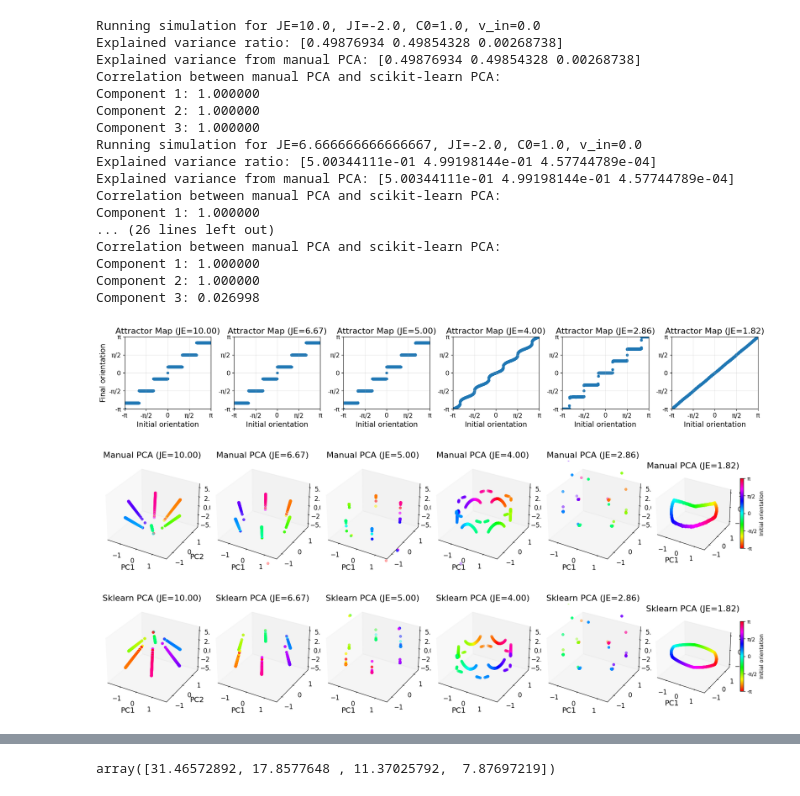
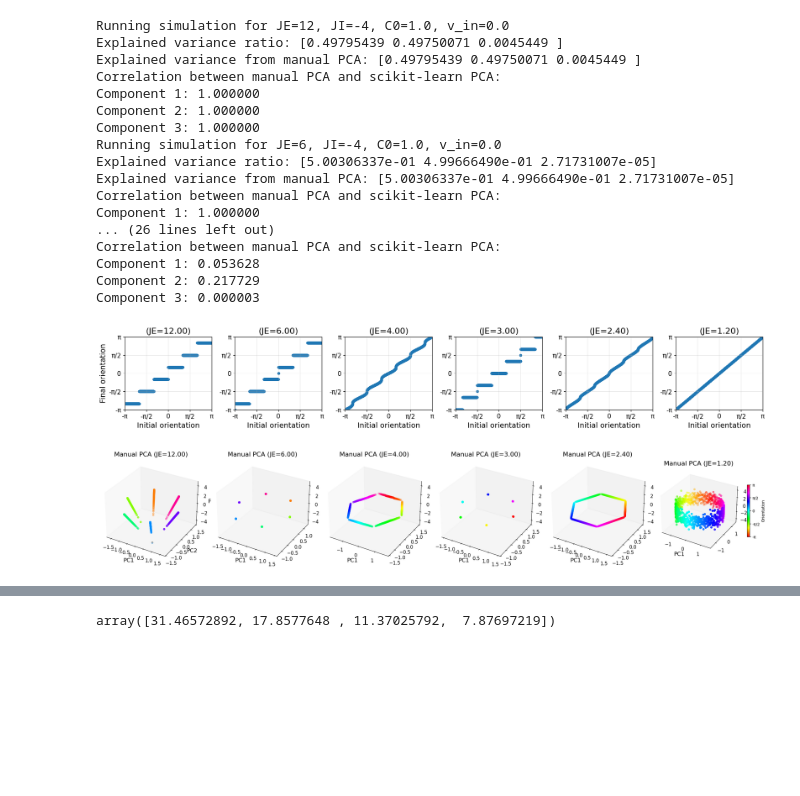
Before and after one commit to Sepsad/CompNeuroMethodsHWs, a Jupyter notebook: Final_project/code.ipynb, the cells around one changed output, grey strips where cells are left out. Cells and saved outputs as stored; diff of their text form; code cells hidden in the pictures; blank space fills up the shorter version.

```diff
--- a/Final_project/code.ipynb
+++ b/Final_project/code.ipynb
@@ -438,7 +424,7 @@ def plot_attractor_map(ax, centers, attractors, JE, combination_idx, n_combinati
     if combination_idx == 0:
         ax.set_ylabel('Final orientation', fontsize=14)
 
-    ax.set_title(f'Attractor Map (JE={JE:.2f})', fontsize=16)
+    ax.set_title(f'(JE={JE:.2f})', fontsize=16)
     ax.grid(True, alpha=0.3)
     ax.set_xlim(-np.pi, np.pi)
     ax.set_ylim(-np.pi, np.pi)
@@ -462,7 +448,7 @@ def plot_manual_pca(ax, scores, centers, JE, combination_idx, n_combinations):
 
     ax.set_title(f'Manual PCA (JE={JE:.2f})', fontsize=16)
     ax.set_xlabel('PC1', fontsize=14)
-    ax.set_zlim(-6, 6)
+    ax.set_zlim(-5, 5)
     ax.grid(False)
     ax.tick_params(axis='both', which='major', labelsize=12)
 
@@ -480,7 +466,7 @@ def plot_sklearn_pca(ax, sklearn_scores, centers, JE, combination_idx, n_combina
 
     ax.set_title(f'Sklearn PCA (JE={JE:.2f})', fontsize=16)
     ax.set_xlabel('PC1', fontsize=14)
-    ax.set_zlim(-6, 6)
+    ax.set_zlim(-5, 5)
     ax.grid(False)
     ax.tick_params(axis='both', which='major', labelsize=12)
 
@@ -493,7 +479,7 @@ JE_values = [4]
 
 # inverse_JE_values = [0.10, 0.15, 0.20, 0.25, 0.35, 0.55]
 # JE_values = 1 / np.array(inverse_JE_values)  # Convert to JE values
-JI_values = [ -2.05]  # Inhibitory connection strengths
+JI_values = [ -2]  # Inhibitory connection strengths
 
 # Store results
 results = {}
@@ -518,7 +504,7 @@ for JE in JE_values:
         centers, attractors, final_states, scores, sklearn_scores, cosine_alignment = run_attractor_simulation(JE, JI,
                                                                                              N=N, tau=tau, C0=C0, A=A,
                                                                                              v_in=v_in, timespan = (0.0,3.0),
-                                                                                             n_centers=1000)
+                                                                                             n_centers=1000, init_model= 'bump')
 
         # Store results
         results[(JE, JI)] = {
@@ -569,20 +555,18 @@ for JE in JE_values:
 
         # Plot manual PCA 3D
         ax2 = fig_pca_manual.add_subplot(1, n_combinations, combination_idx + 1, projection='3d')
-        scatter2 = plot_manual_pca(ax2, scores, centers, JE, combination_idx, n_combinations)
-        fig_pca_manual.savefig('latex/manual_pca.png', dpi=300, bbox_inches='tight')
+        scatter2 = plot_manual_pca(ax2, scores, attractors, JE, combination_idx, n_combinations)
 
         # Plot sklearn PCA 3D
         ax3 = fig_pca_sklearn.add_subplot(1, n_combinations, combination_idx + 1, projection='3d')
-        scatter3 = plot_sklearn_pca(ax3, sklearn_scores, centers, JE, combination_idx, n_combinations)
-        fig_pca_sklearn.savefig('latex/sklearn_pca.png', dpi=300, bbox_inches='tight')
+        scatter3 = plot_sklearn_pca(ax3, sklearn_scores, attractors, JE, combination_idx, n_combinations)
 
         # Add colorbar only to the last subplot in each figure
         if combination_idx == n_combinations - 1:
             for fig, ax, scatter in [(fig_pca_manual, ax2, scatter2),
                                      (fig_pca_sklearn, ax3, scatter3)]:
                 cbar = plt.colorbar(scatter, ax=ax, shrink=0.5)
-                cbar.set_label('Initial orientation')
+                cbar.set_label('Orientation')
                 cbar.set_ticks([-np.pi, -np.pi/2, 0, np.pi/2, np.pi])
                 cbar.set_ticklabels(['-π', '-π/2', '0', 'π/2', 'π'])
 
@@ -591,5 +575,7 @@ for JE in JE_values:
 fig_attractor.tight_layout()
 fig_pca_manual.tight_layout()
 fig_pca_sklearn.tight_layout()
+fig_pca_manual.savefig('latex/manual_pca.png', dpi=300, bbox_inches='tight')
+fig_pca_sklearn.savefig('latex/sklearn_pca.png', dpi=300, bbox_inches='tight')
 plt.show()
 # %% [output]
@@ -607,9 +593,9 @@ Component 3: 1.000000
 # %%
 # Define parameter ranges to iterate over
-# JE_values = [ 12, 6, 4, 2.4, 1.4]
-inverse_JE_values = [0.10, 0.15, 0.20, 0.25, 0.35, 0.55]
-JE_values = 1 / np.array(inverse_JE_values)  # Convert to JE values
-JI_values = [ -2.0]  # Inhibitory connection strengths
+JE_values = [ 12, 6, 4, 3, 2.4, 1.2]
+# inverse_JE_values = [0.10, 0.15, 0.20, 0.25, 0.35, 0.55]
+# JE_values = 1 / np.array(inverse_JE_values)  # Convert to JE values
+JI_values = [ -4]  # Inhibitory connection strengths
 
 
 # Store results
@@ -624,7 +610,7 @@ v_in = 0.0  # Constant velocity input
 n_combinations = len(JE_values) * len(JI_values)
 # Create three separate figures: one for attractor maps, one for manual PCA, and one for sklearn PCA
 fig_attractor = plt.figure(figsize=(3 * n_combinations, 3))  # For attractor maps
-fig_pca_manual = plt.figure(figsize=(3 * n_combinations, 4))  # For manual PCA plots
+fig_pca_manual = plt.figure(figsize=(4 * n_combinations, 4))  # For manual PCA plots
 # fig_pca_sklearn = plt.figure(figsize=(3 * n_combinations, 4))  # For sklearn PCA plots
 
 combination_idx = 0
@@ -632,7 +618,8 @@ combination_idx = 0
 for JE in JE_values:
     for JI in JI_values:
         print(f"Running simulation for JE={JE}, JI={JI}, C0={C0}, v_in={v_in}")
-        centers, attractors, final_states, scores, sklearn_scores, _ = run_attractor_simulation(JE, JI, N=N, tau=tau, C0=C0, A=A, v_in=v_in, timespan = (0.0,3.0), n_centers=1000)
+        centers, attractors, final_states, scores, sklearn_scores, _ = run_attractor_simulation(JE, JI, N=N, tau=tau, C0=C0, A=A, v_in=v_in,
+                                                                                                timespan = (0.0,5.0), n_centers=1000, init_model= 'bump')
 
         # Store results
         results[(JE, JI)] = {
@@ -645,49 +632,50 @@ for JE in JE_values:
         # Plot attractor map
         ax1 = fig_attractor.add_subplot(1, n_combinations, combination_idx + 1)
         scatter1 = plot_attractor_map(ax1, centers, attractors, JE, combination_idx, n_combinations)
+        fig_attractor.savefig('latex/orientation_comparison_without_v.png', dpi=300, bbox_inches='tight')
 
         # Plot manual PCA 3D
         ax2 = fig_pca_manual.add_subplot(1, n_combinations, combination_idx + 1, projection='3d')
-        scatter2 = plot_manual_pca(ax2, scores, centers, JE, combination_idx, n_combinations)
-
+        scatter2 = plot_manual_pca(ax2, scores, attractors, JE, combination_idx, n_combinations)
         # Plot sklearn PCA 3D
         # ax3 = fig_pca_sklearn.add_subplot(1, n_combinations, combination_idx + 1, projection='3d')
         # scatter3 = plot_sklearn_pca(ax3, sklearn_scores, centers, JE, combination_idx, n_combinations)
 
         # Add colorbar only to the last subplot in each figure
         if combination_idx == n_combinations - 1:
             for fig, ax, scatter in [(fig_pca_manual, ax2, scatter2),
                                      (fig_pca_sklearn, ax3, scatter3)]:
                 cbar = plt.colorbar(scatter, ax=ax, shrink=0.5)
-                cbar.set_label('Initial orientation')
+                cbar.set_label('Orientation')
                 cbar.set_ticks([-np.pi, -np.pi/2, 0, np.pi/2, np.pi])
                 cbar.set_ticklabels(['-π', '-π/2', '0', 'π/2', 'π'])
 
         combination_idx += 1
 
 fig_attractor.tight_layout()
 fig_pca_manual.tight_layout()
 fig_pca_sklearn.tight_layout()
+fig_pca_manual.savefig('latex/manual_pca_without_v.png', dpi=300, bbox_inches='tight')
+
 plt.show()
 # %% [output]
-Running simulation for JE=10.0, JI=-2.0, C0=1.0, v_in=0.0
-Explained variance ratio: [0.49876934 0.49854328 0.00268738]
-Explained variance from manual PCA: [0.49876934 0.49854328 0.00268738]
+Running simulation for JE=12, JI=-4, C0=1.0, v_in=0.0
+Explained variance ratio: [0.49795439 0.49750071 0.0045449 ]
+Explained variance from manual PCA: [0.49795439 0.49750071 0.0045449 ]
 Correlation between manual PCA and scikit-learn PCA:
 Component 1: 1.000000
 Component 2: 1.000000
 Component 3: 1.000000
-Running simulation for JE=6.666666666666667, JI=-2.0, C0=1.0, v_in=0.0
-Explained variance ratio: [5.00344111e-01 4.99198144e-01 4.57744789e-04]
-Explained variance from manual PCA: [5.00344111e-01 4.99198144e-01 4.57744789e-04]
+Running simulation for JE=6, JI=-4, C0=1.0, v_in=0.0
+Explained variance ratio: [5.00306337e-01 4.99666490e-01 2.71731007e-05]
+Explained variance from manual PCA: [5.00306337e-01 4.99666490e-01 2.71731007e-05]
 Correlation between manual PCA and scikit-learn PCA:
 Component 1: 1.000000
 ... (26 lines left out)
 Correlation between manual PCA and scikit-learn PCA:
-Component 1: 1.000000
-Component 2: 1.000000
-Component 3: 0.026998
+Component 1: 0.053628
+Component 2: 0.217729
+Component 3: 0.000003
-[figure, old version]
+[figure, new version]
-[figure, old version]
+[figure, new version]
-[figure, removed]
 # %%
```
Also changed, not shown: parts of 7 cells of this notebook.
